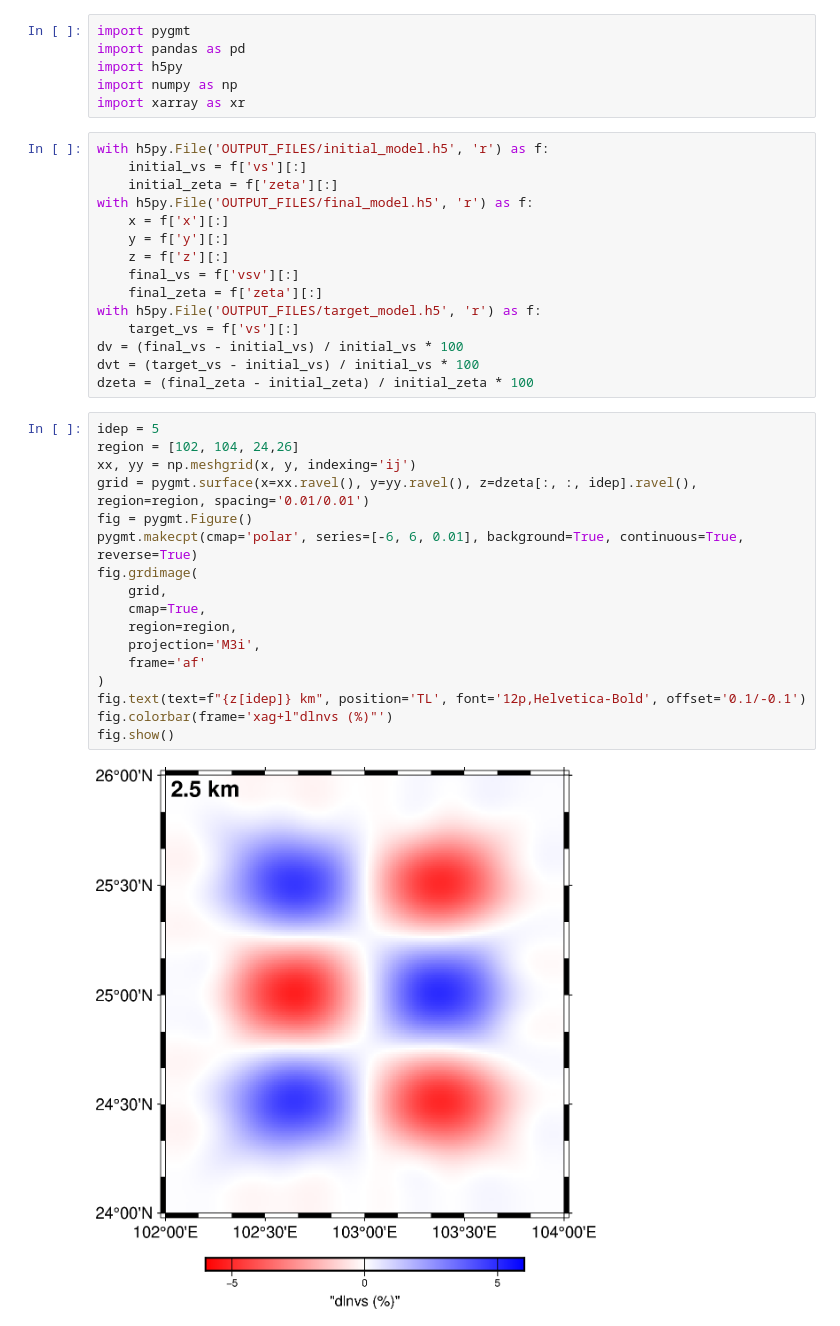
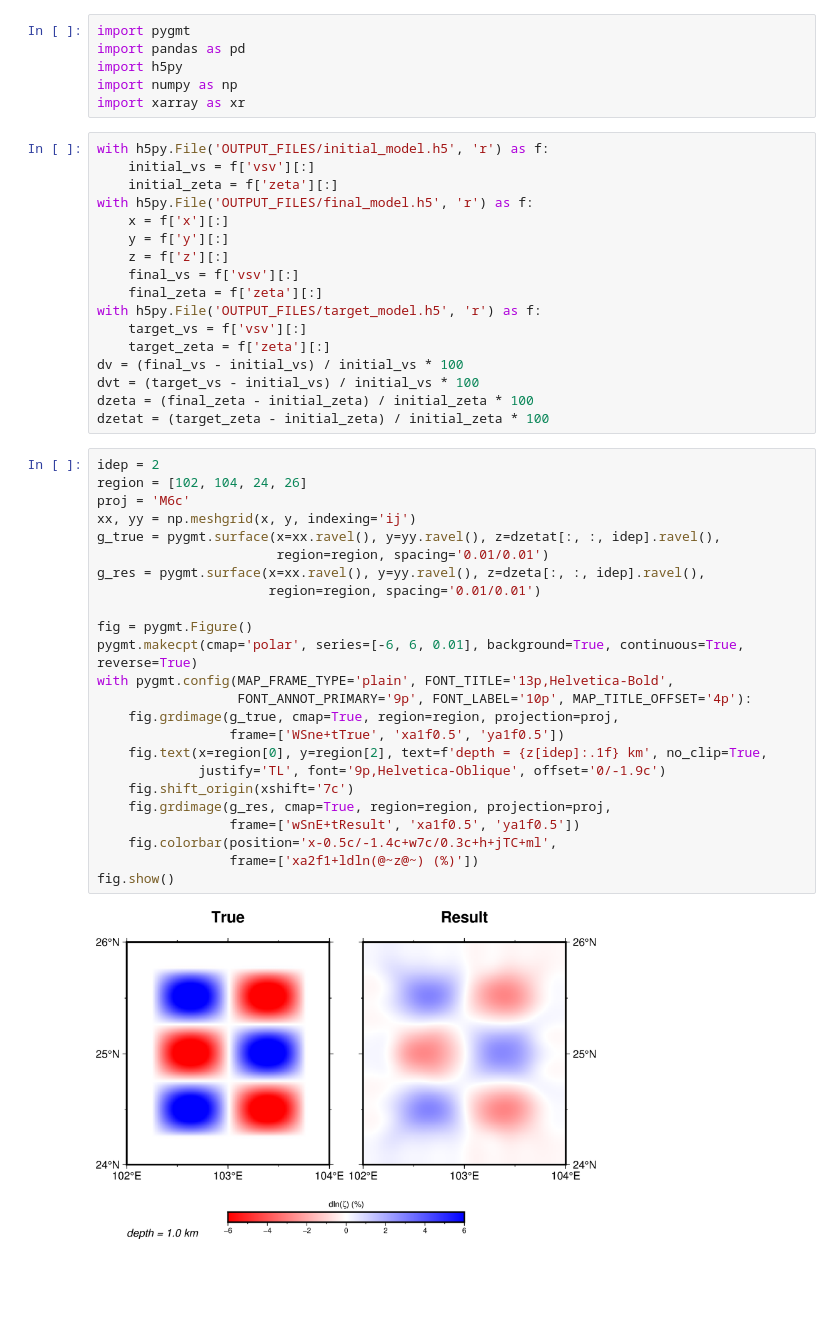
Before and after one commit to xumi1993/SurfATTPP, a Jupyter notebook: examples/02_checkerboard_radial_ani/plot_model.ipynb, the cells around one changed output. Drawn from its saved outputs; the diff is of its cells as text; blank space fills up the shorter version.

```diff
--- a/examples/02_checkerboard_radial_ani/plot_model.ipynb
+++ b/examples/02_checkerboard_radial_ani/plot_model.ipynb
@@ -6,7 +6,7 @@ import numpy as np
 import xarray as xr
 # %%
 with h5py.File('OUTPUT_FILES/initial_model.h5', 'r') as f:
-    initial_vs = f['vs'][:]
+    initial_vs = f['vsv'][:]
     initial_zeta = f['zeta'][:]
 with h5py.File('OUTPUT_FILES/final_model.h5', 'r') as f:
     x = f['x'][:]
@@ -15,29 +15,38 @@ with h5py.File('OUTPUT_FILES/final_model.h5', 'r') as f:
     final_vs = f['vsv'][:]
     final_zeta = f['zeta'][:]
 with h5py.File('OUTPUT_FILES/target_model.h5', 'r') as f:
-    target_vs = f['vs'][:]
+    target_vs = f['vsv'][:]
+    target_zeta = f['zeta'][:]
 dv = (final_vs - initial_vs) / initial_vs * 100
 dvt = (target_vs - initial_vs) / initial_vs * 100
 dzeta = (final_zeta - initial_zeta) / initial_zeta * 100
+dzetat = (target_zeta - initial_zeta) / initial_zeta * 100
 # %%
-idep = 5
-region = [102, 104, 24,26]
+idep = 2
+region = [102, 104, 24, 26]
+proj = 'M6c'
 xx, yy = np.meshgrid(x, y, indexing='ij')
-grid = pygmt.surface(x=xx.ravel(), y=yy.ravel(), z=dzeta[:, :, idep].ravel(), region=region, spacing='0.01/0.01')
+g_true = pygmt.surface(x=xx.ravel(), y=yy.ravel(), z=dzetat[:, :, idep].ravel(),
+                       region=region, spacing='0.01/0.01')
+g_res = pygmt.surface(x=xx.ravel(), y=yy.ravel(), z=dzeta[:, :, idep].ravel(),
+                      region=region, spacing='0.01/0.01')
+
 fig = pygmt.Figure()
 pygmt.makecpt(cmap='polar', series=[-6, 6, 0.01], background=True, continuous=True, reverse=True)
-fig.grdimage(
-    grid,
-    cmap=True,
-    region=region,
-    projection='M3i',
-    frame='af'
-)
-fig.text(text=f"{z[idep]} km", position='TL', font='12p,Helvetica-Bold', offset='0.1/-0.1')
-fig.colorbar(frame='xag+l"dlnvs (%)"')
+with pygmt.config(MAP_FRAME_TYPE='plain', FONT_TITLE='13p,Helvetica-Bold',
+                  FONT_ANNOT_PRIMARY='9p', FONT_LABEL='10p', MAP_TITLE_OFFSET='4p'):
+    fig.grdimage(g_true, cmap=True, region=region, projection=proj,
+                 frame=['WSne+tTrue', 'xa1f0.5', 'ya1f0.5'])
+    fig.text(x=region[0], y=region[2], text=f'depth = {z[idep]:.1f} km', no_clip=True,
+             justify='TL', font='9p,Helvetica-Oblique', offset='0/-1.9c')
+    fig.shift_origin(xshift='7c')
+    fig.grdimage(g_res, cmap=True, region=region, projection=proj,
+                 frame=['wSnE+tResult', 'xa1f0.5', 'ya1f0.5'])
+    fig.colorbar(position='x-0.5c/-1.4c+w7c/0.3c+h+jTC+ml',
+                 frame=['xa2f1+ldln(@~z@~) (%)'])
 fig.show()
 # %% [output]
-[figure, old version]
+[figure, new version]
 # %%
 def to_xarray(data, x, y, key="z"):
     """Convert a 2-D NumPy array to an xarray.DataArray indexed on (lat, lon)."""
```
Also changed, not shown: parts of 3 cells of this notebook, 3 other files.
